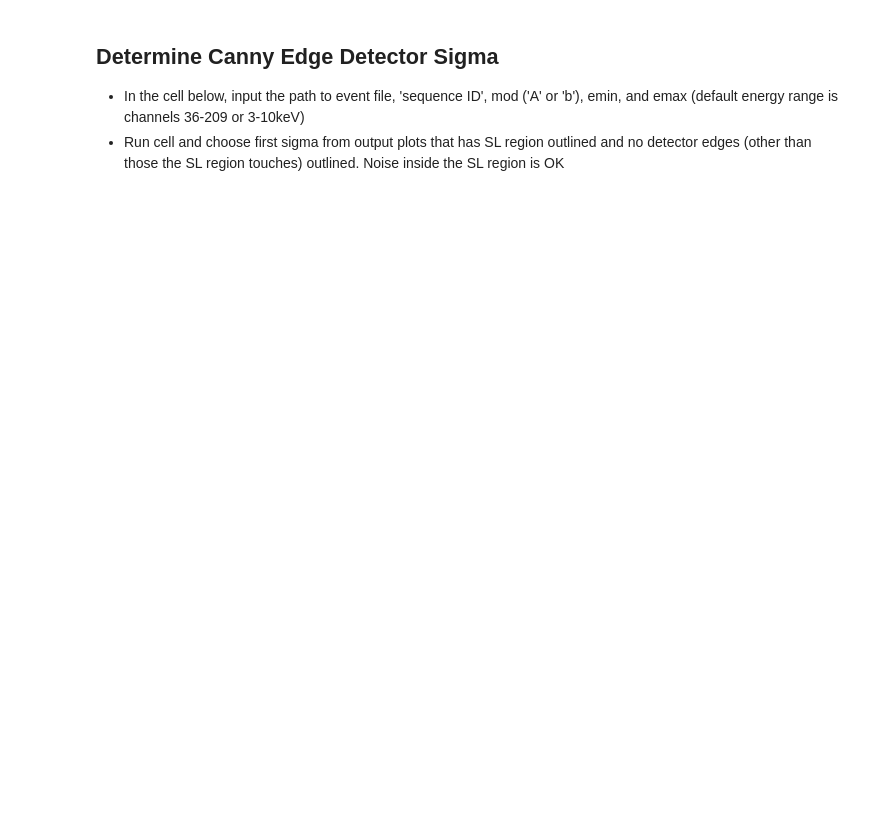
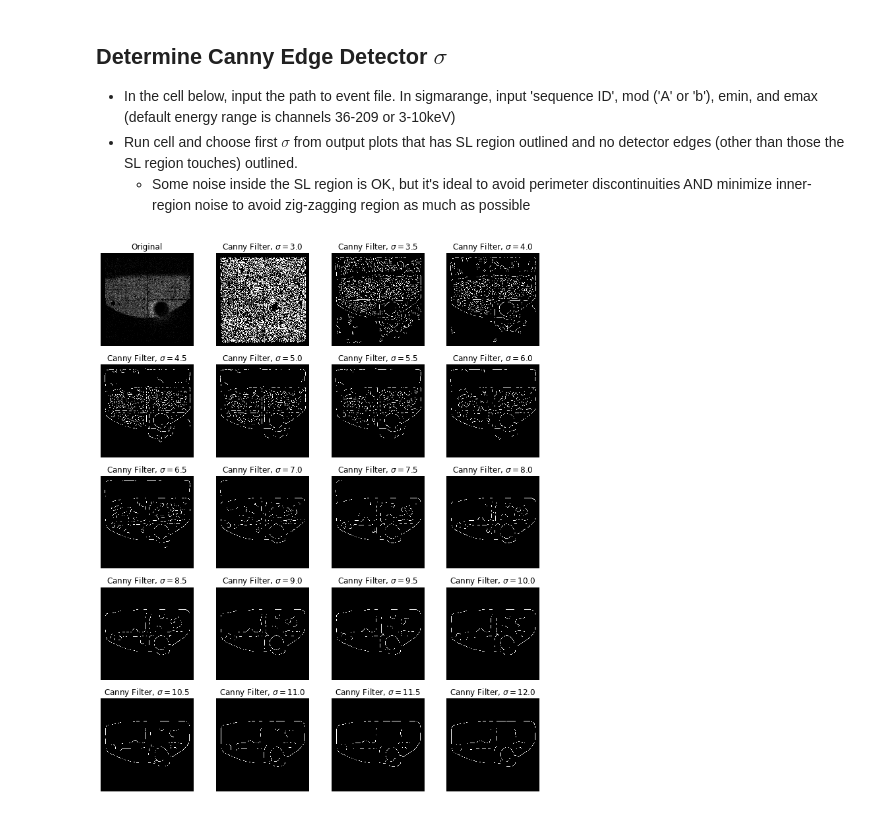
Before and after one commit to ellen-thompson/region-generation, a Jupyter notebook: RegFileWrapperExample.ipynb, the cells around one changed output. Drawn from its saved outputs; the diff is of its cells as text; code cells hidden in the pictures; blank space fills up the shorter version.

```diff
--- a/RegFileWrapperExample.ipynb
+++ b/RegFileWrapperExample.ipynb
@@ -2,6 +2,18 @@
 import os
 import regfile
 # %% [markdown]
-## Determine Canny Edge Detector Sigma
-- In the cell below, input the path to event file, 'sequence ID', mod ('A' or 'b'), emin, and emax (default energy range is channels 36-209 or 3-10keV)
-- Run cell and choose first sigma from output plots that has SL region outlined and no detector edges (other than those the SL region touches) outlined. Noise inside the SL region is OK
+## Determine Canny Edge Detector $\sigma$
+- In the cell below, input the path to event file. In sigmarange, input 'sequence ID', mod ('A' or 'b'), emin, and emax (default energy range is channels 36-209 or 3-10keV)
+- Run cell and choose first $\sigma$ from output plots that has SL region outlined and no detector edges (other than those the SL region touches) outlined.
+    - Some noise inside the SL region is OK, but it's ideal to avoid perimeter discontinuities AND minimize inner-region noise to avoid zig-zagging region as much as possible
+# %%
+#define input path
+input_path = '/Users/ellenthompson/Desktop/SL_Analysis/90401331002/event_cl'
+
+#navigate to event file location
+os.chdir(input_path)
+
+#call sigma range function
+regfile.sigmarange('90401331002cut','A',36,209)
+# %% [output]
+[figure, added]
```
Also changed, not shown: parts of 4 cells of this notebook.
